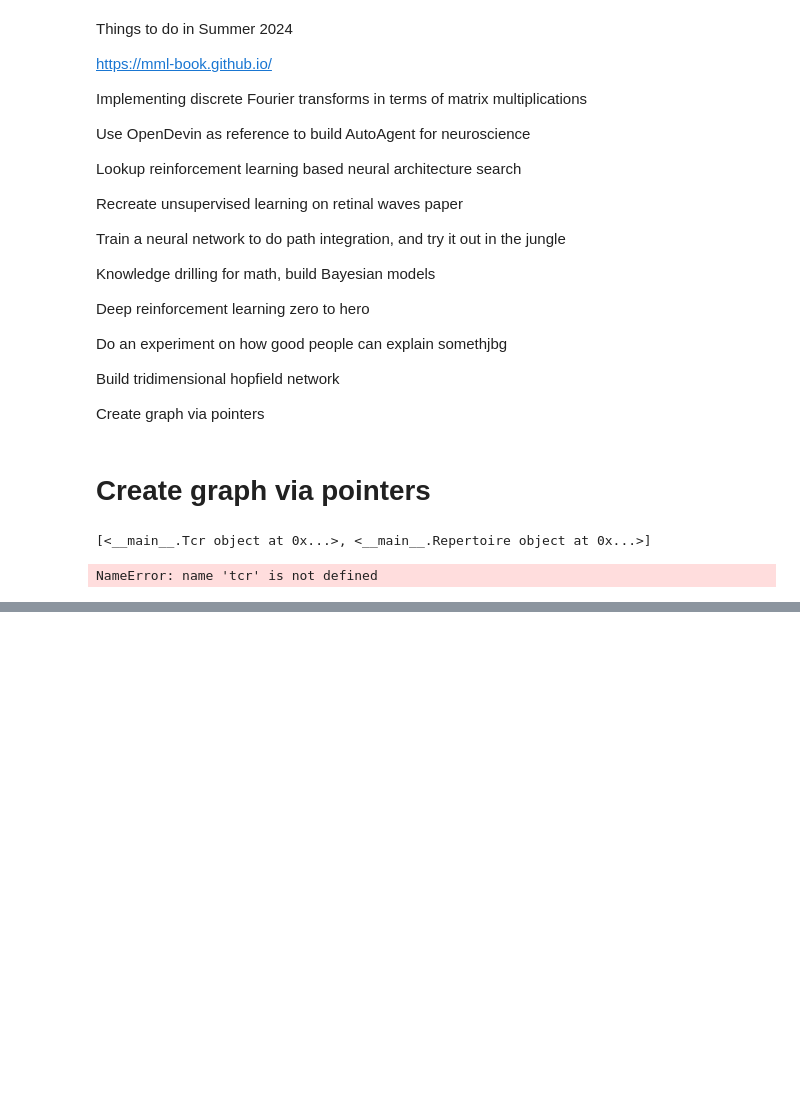
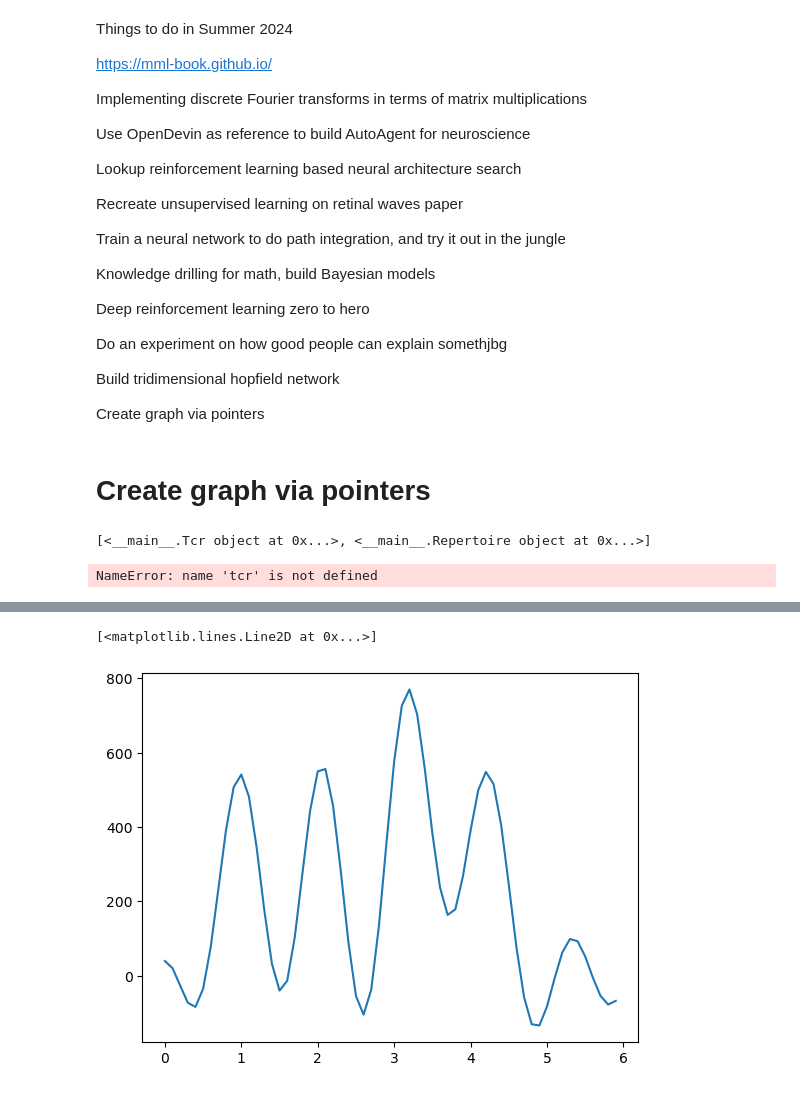
Before and after one commit to yiheinchai/learn, a Jupyter notebook: summer2024/summer2024.ipynb, the cells around one changed output, grey strips where cells are left out. Saved outputs shown, nothing was run; the diff lists cells and outputs as text; code cells hidden in the pictures; blank space fills up the shorter version.

```diff
--- a/summer2024/summer2024.ipynb
+++ b/summer2024/summer2024.ipynb
@@ -342,0 +380,9 @@ NameError: name 'tcr' is not defined
+# %%
+component_frequencies = np.arange(0,6,0.1)
+
+similarities = [np.dot(np.cos(i*x), signal) for i in component_frequencies]
+
+plt.plot(component_frequencies,similarities)
+# %% [output]
+[<matplotlib.lines.Line2D at 0x...>]
+[figure, added]
```
Also changed, not shown: parts of 14 cells of this notebook, 2 other files.
